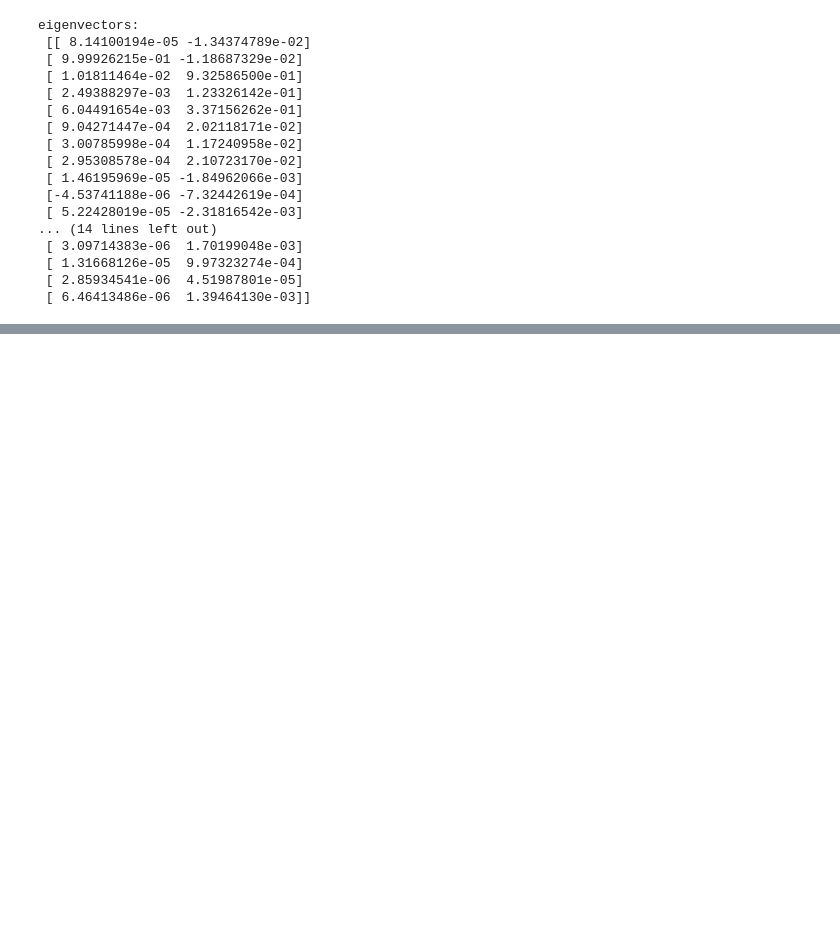
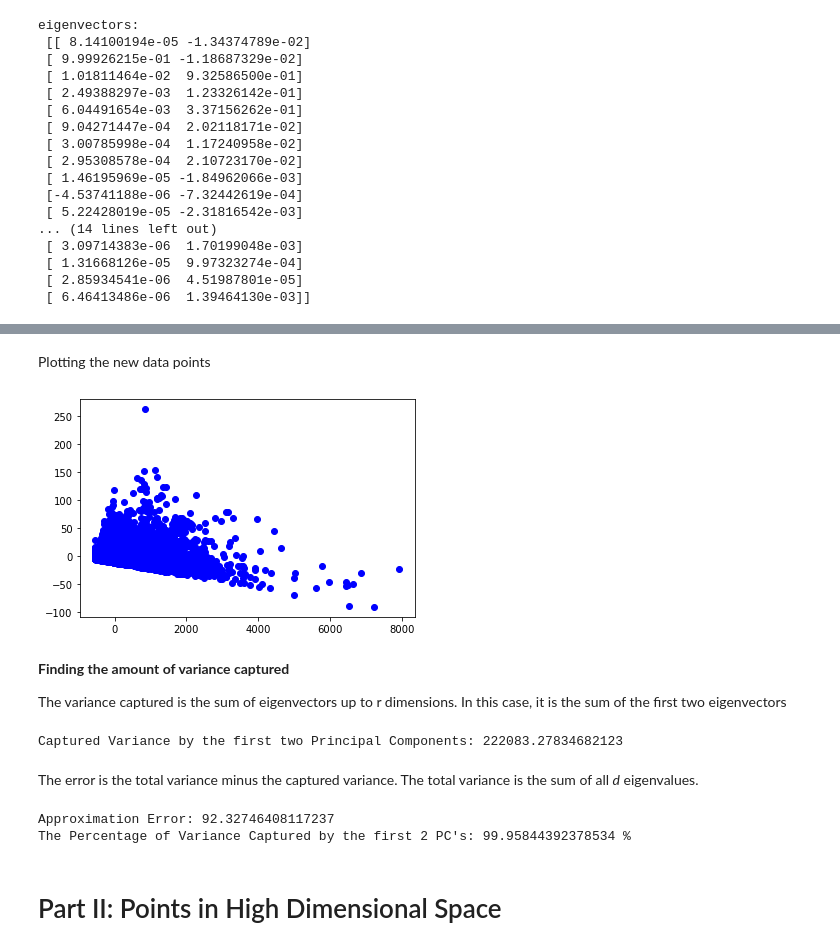
Before and after one commit to zachaa2/Data-Mining, a Jupyter notebook: assign2/assign2.ipynb, the cells around one changed output, grey strips where cells are left out. Drawn from its saved outputs; the diff is of its cells as text; code cells hidden in the pictures; blank space fills up the shorter version.

Commit message:
finished part 1

```diff
--- a/assign2/assign2.ipynb
+++ b/assign2/assign2.ipynb
@@ -185,0 +186,5 @@ Center original data
+# %%
+# first get the mean vector
+mean = np.mean(data, axis=0)
+print("Mean:")
+print(mean)
@@ -185,0 +201,6 @@ Center original data
+# %%
+# subtract mean from data points
+center_data = data - mean
+
+print("The Mean Vector should contain numbers approx to 0\nNew Mean:\n")
+print(np.mean(center_data, axis=0))
@@ -185,0 +221,2 @@ Center original data
+# %%
+new_data = np.dot(center_data, xi)
@@ -185,0 +231,2 @@ Center original data
+# %% [markdown]
+Plotting the new data points
@@ -185,0 +235,35 @@ Center original data
+# %%
+x = new_data[:, 0]
+y = new_data[:, 1]
+
+plt.scatter(x, y, c ="blue")
+
+# To show the plot
+plt.show()
+# %% [output]
+[figure, added]
+# %% [markdown]
+**Finding the amount of variance captured**
+
+The variance captured is the sum of eigenvectors up to r dimensions. In this case, it is the sum of the first two eigenvectors
+# %%
+# use numpy to get the eigenvalues
+w, v = np.linalg.eig(cov)
+
+captured_var = w[0] + w[1]
+print("Captured Variance by the first two Principal Components:", captured_var)
+# %% [output]
+Captured Variance by the first two Principal Components: 222083.27834682123
+# %% [markdown]
+The error is the total variance minus the captured variance. The total variance is the sum of all *d* eigenvalues.
+# %%
+tot_var = sum(w)
+error = tot_var - captured_var
+fraction = captured_var / tot_var * 100
+print("Approximation Error:", error)
+print("The Percentage of Variance Captured by the first 2 PC's:", fraction, "%")
+# %% [output]
+Approximation Error: 92.32746408117237
+The Percentage of Variance Captured by the first 2 PC's: 99.95844392378534 %
+# %% [markdown]
+# Part II: Points in High Dimensional Space
```
Also changed, not shown: parts of 9 cells of this notebook.
